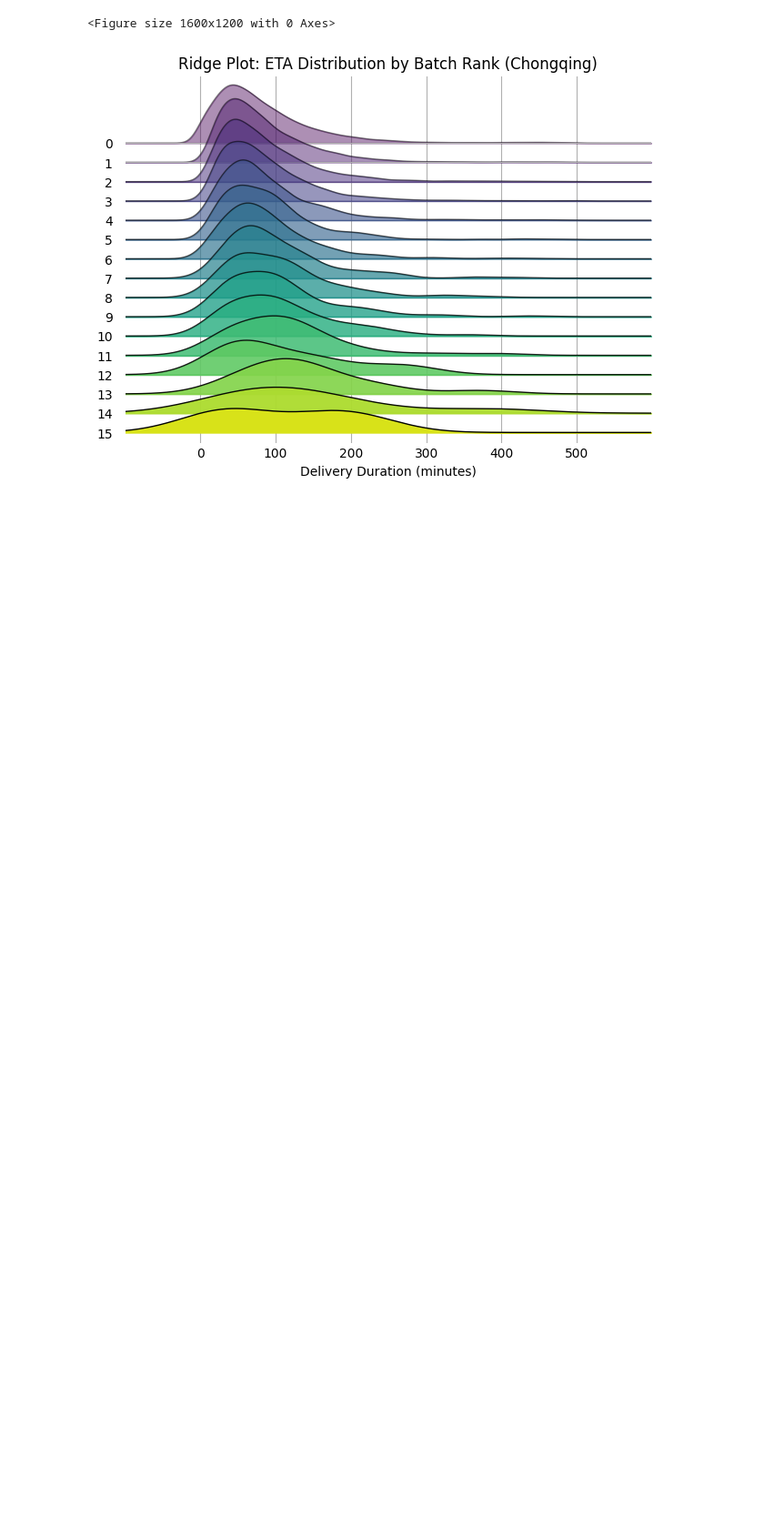
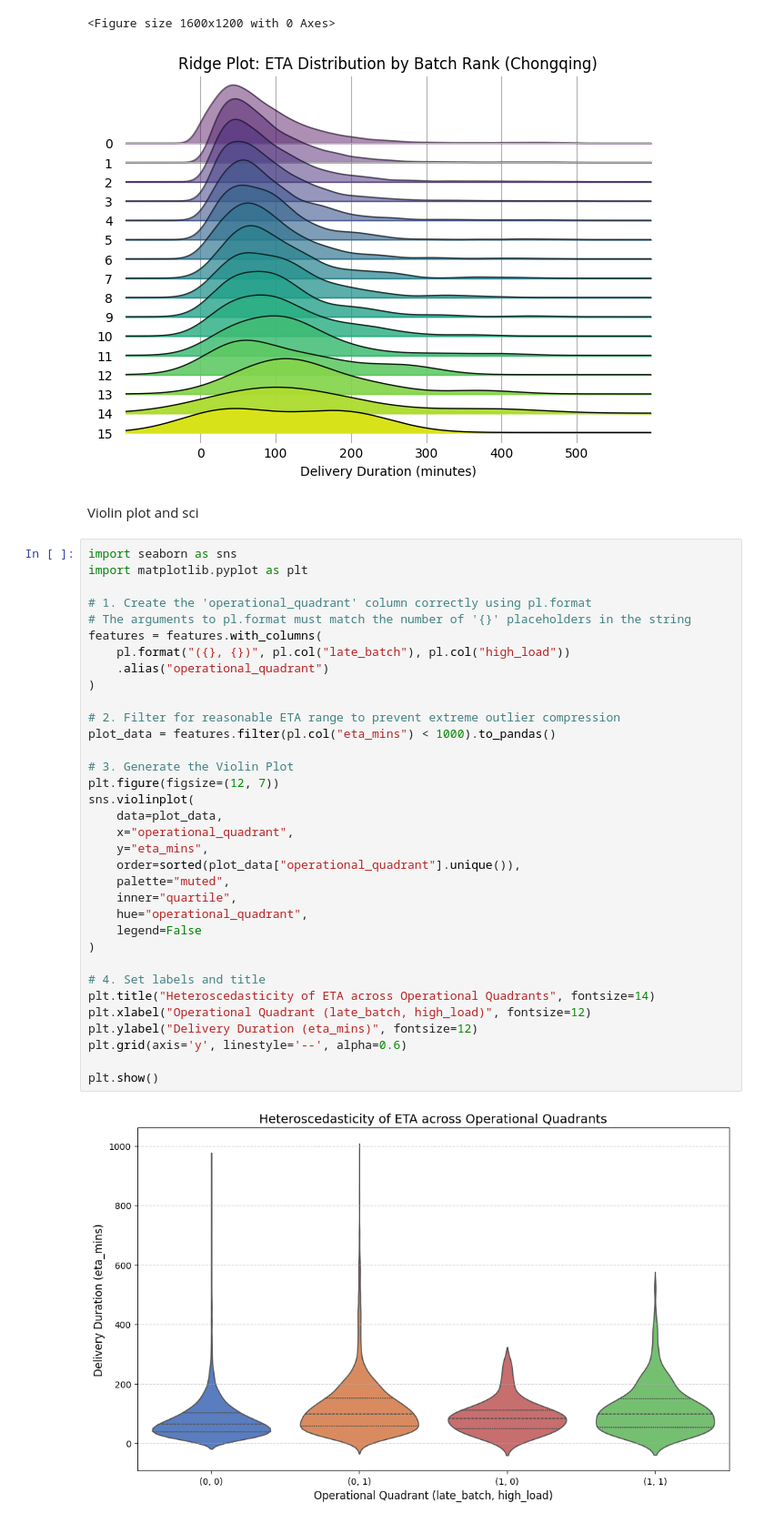
Before and after one commit to aymuos/starship, a Jupyter notebook: fundamental_EDA/feature_creator_sh.ipynb, the cells around one changed output. Shown at 91% size. Saved outputs shown, nothing was run; the diff lists cells and outputs as text; blank space fills up the shorter version.

Commit message:
violin

```diff
--- a/fundamental_EDA/feature_creator_sh.ipynb
+++ b/fundamental_EDA/feature_creator_sh.ipynb
@@ -2403,3 +2403,41 @@ plt.show()
 # %% [output]
 <Figure size 1600x1200 with 0 Axes>
 [figure]
+# %% [markdown]
+Violin plot and sci
+# %%
+import seaborn as sns
+import matplotlib.pyplot as plt
+
+# 1. Create the 'operational_quadrant' column correctly using pl.format
+# The arguments to pl.format must match the number of '{}' placeholders in the string
+features = features.with_columns(
+    pl.format("({}, {})", pl.col("late_batch"), pl.col("high_load"))
+    .alias("operational_quadrant")
+)
+
+# 2. Filter for reasonable ETA range to prevent extreme outlier compression
+plot_data = features.filter(pl.col("eta_mins") < 1000).to_pandas()
+
+# 3. Generate the Violin Plot
+plt.figure(figsize=(12, 7))
+sns.violinplot(
+    data=plot_data,
+    x="operational_quadrant",
+    y="eta_mins",
+    order=sorted(plot_data["operational_quadrant"].unique()),
+    palette="muted",
+    inner="quartile",
+    hue="operational_quadrant",
+    legend=False
+)
+
+# 4. Set labels and title
+plt.title("Heteroscedasticity of ETA across Operational Quadrants", fontsize=14)
+plt.xlabel("Operational Quadrant (late_batch, high_load)", fontsize=12)
+plt.ylabel("Delivery Duration (eta_mins)", fontsize=12)
+plt.grid(axis='y', linestyle='--', alpha=0.6)
+
+plt.show()
+# %% [output]
+[figure, added]
```
Also changed, not shown: parts of 1 cell of this notebook.
